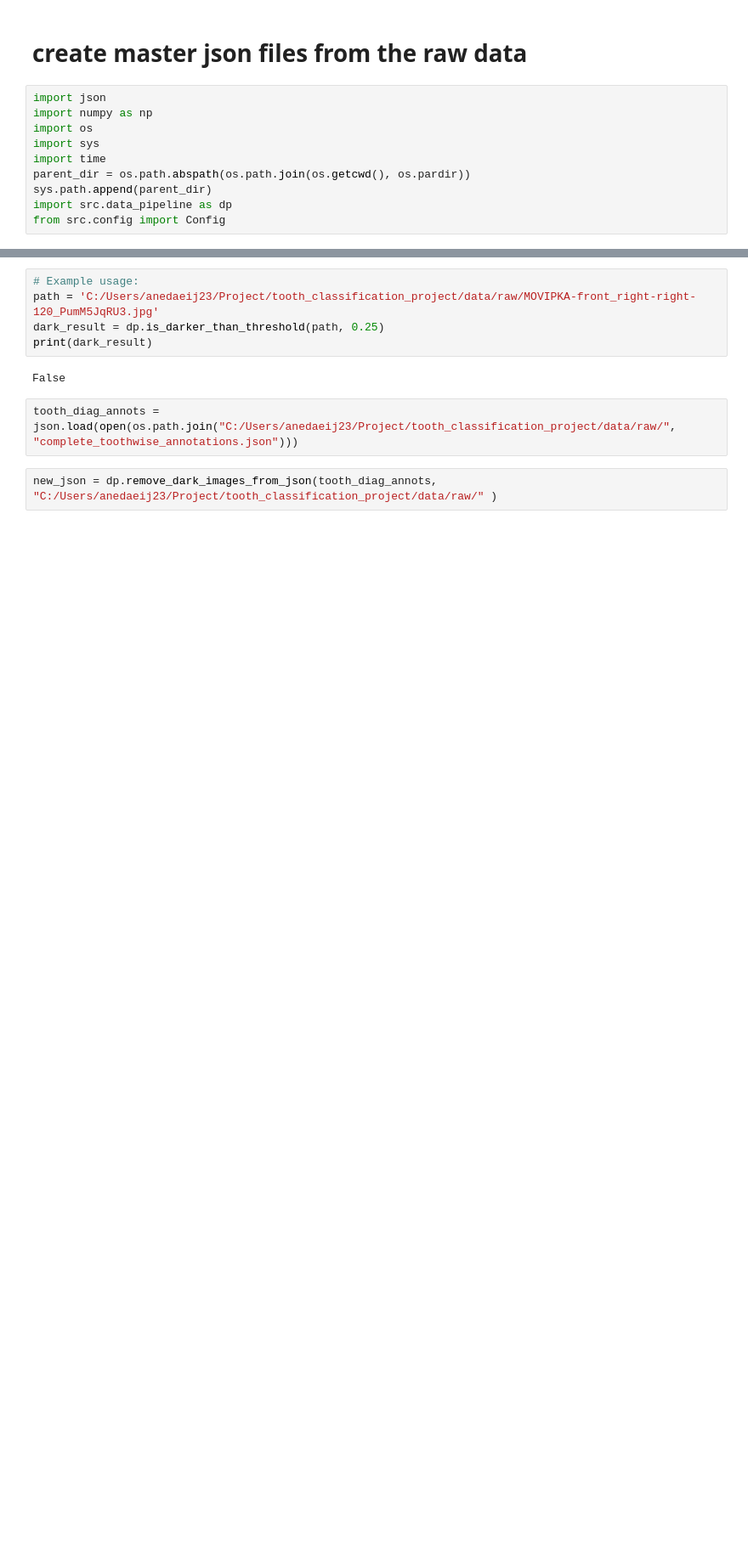
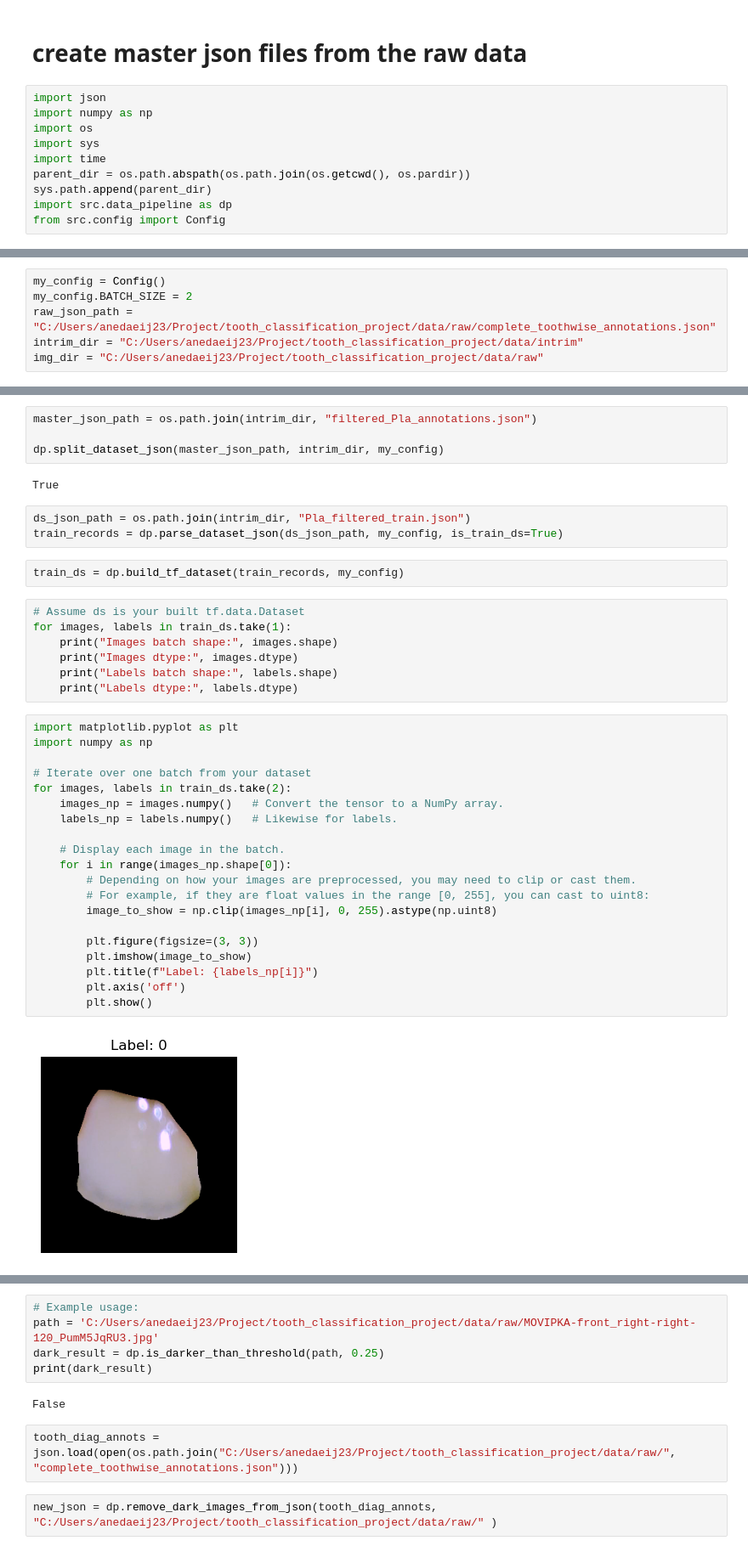
Before and after one commit to h4ppy0wl/tooth_classification_project, a Jupyter notebook: notebooks/01_preprocessing.ipynb, the cells around one changed output, grey strips where cells are left out. Shown: that part at 85% size. Drawn from its saved outputs; the diff is of its cells as text; blank space fills up the shorter version.

Commit message:
Update configuration parameters and ToDoList; finalize dataset parsing and compatibility adjustments

```diff
--- a/notebooks/01_preprocessing.ipynb
+++ b/notebooks/01_preprocessing.ipynb
@@ -12,0 +21,6 @@ from src.config import Config
+# %%
+my_config = Config()
+my_config.BATCH_SIZE = 2
+raw_json_path = "C:/Users/anedaeij23/Project/tooth_classification_project/data/raw/complete_toothwise_annotations.json"
+intrim_dir = "C:/Users/anedaeij23/Project/tooth_classification_project/data/intrim"
+img_dir = "C:/Users/anedaeij23/Project/tooth_classification_project/data/raw"
@@ -12,0 +36,40 @@ from src.config import Config
+# %%
+master_json_path = os.path.join(intrim_dir, "filtered_Pla_annotations.json")
+
+dp.split_dataset_json(master_json_path, intrim_dir, my_config)
+# %% [output]
+True
+# %%
+ds_json_path = os.path.join(intrim_dir, "Pla_filtered_train.json")
+train_records = dp.parse_dataset_json(ds_json_path, my_config, is_train_ds=True)
+# %%
+train_ds = dp.build_tf_dataset(train_records, my_config)
+# %%
+# Assume ds is your built tf.data.Dataset
+for images, labels in train_ds.take(1):
+    print("Images batch shape:", images.shape)
+    print("Images dtype:", images.dtype)
+    print("Labels batch shape:", labels.shape)
+    print("Labels dtype:", labels.dtype)
+# %%
+import matplotlib.pyplot as plt
+import numpy as np
+
+# Iterate over one batch from your dataset
+for images, labels in train_ds.take(2):
+    images_np = images.numpy()   # Convert the tensor to a NumPy array.
+    labels_np = labels.numpy()   # Likewise for labels.
+
+    # Display each image in the batch.
+    for i in range(images_np.shape[0]):
+        # Depending on how your images are preprocessed, you may need to clip or cast them.
+        # For example, if they are float values in the range [0, 255], you can cast to uint8:
+        image_to_show = np.clip(images_np[i], 0, 255).astype(np.uint8)
+
+        plt.figure(figsize=(3, 3))
+        plt.imshow(image_to_show)
+        plt.title(f"Label: {labels_np[i]}")
+        plt.axis('off')
+        plt.show()
+# %% [output]
+[figure, added]
```
Also changed, not shown: parts of 6 cells of this notebook, 3 other files.
